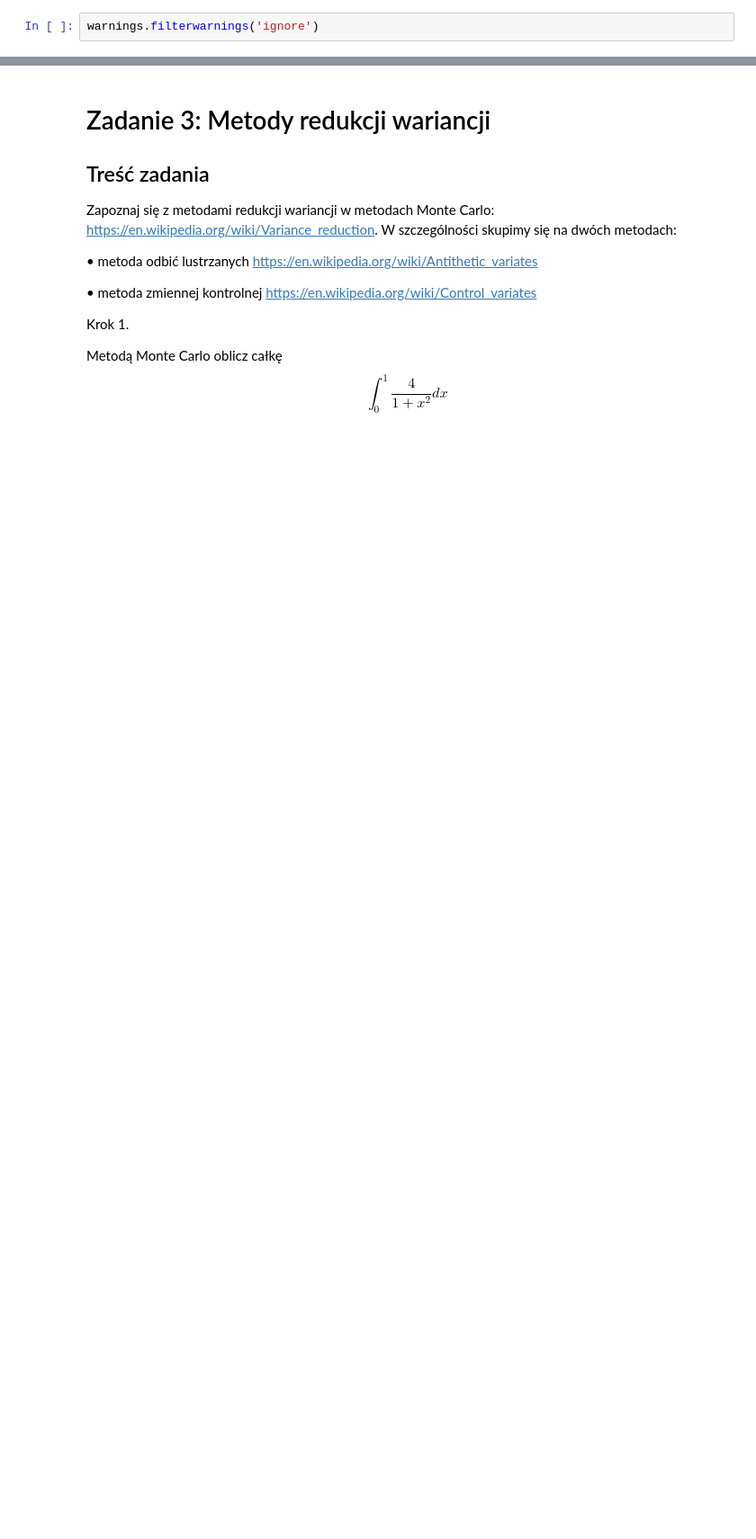
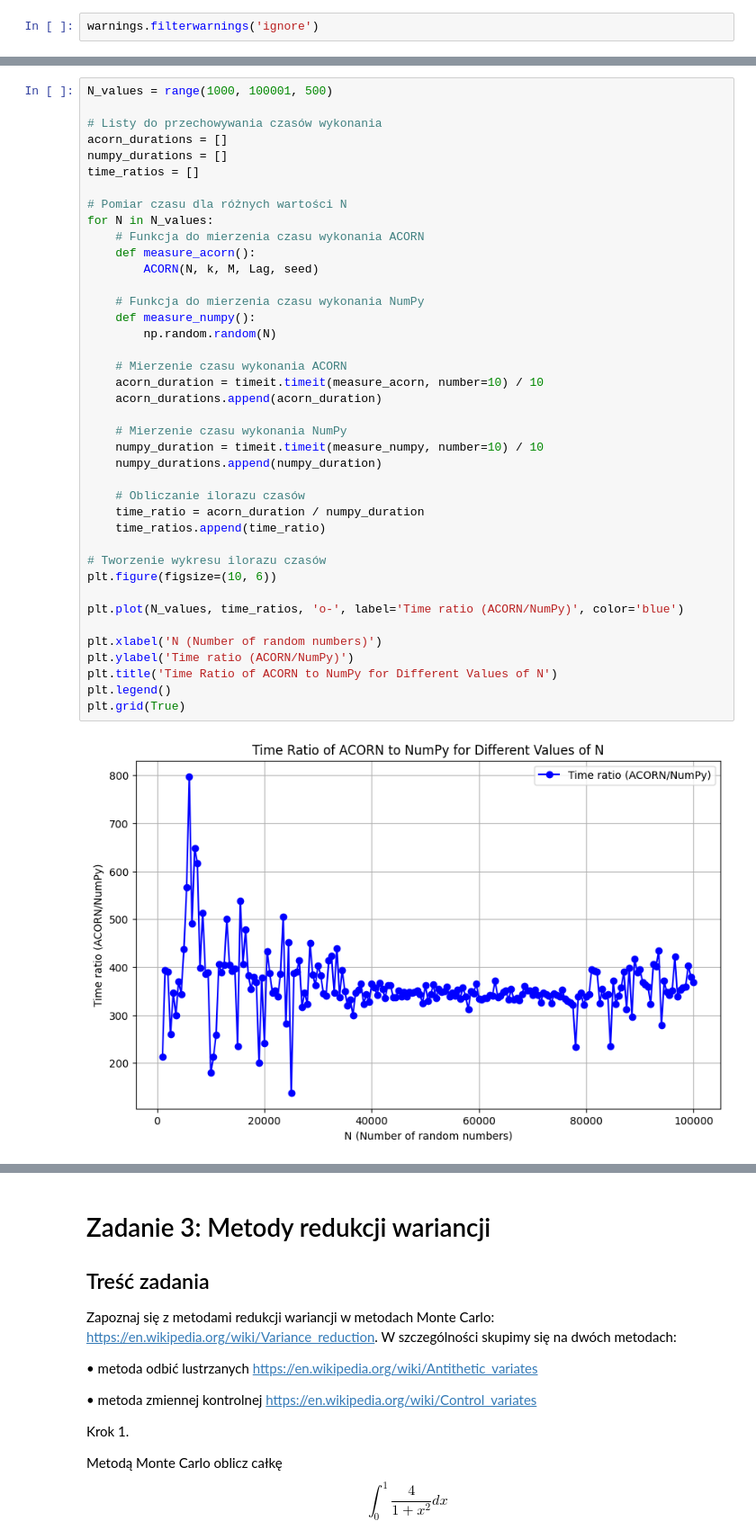
Before and after one commit to piotrczech/report-1-computer-simulations, a Jupyter notebook: main.ipynb, the cells around one changed output, grey strips where cells are left out. Shown at 90% size. Saved outputs shown, nothing was run; the diff lists cells and outputs as text; blank space fills up the shorter version.

```diff
--- a/main.ipynb
+++ b/main.ipynb
@@ -588,0 +239,42 @@ Schodki: 128, Liczba wywołań funkcji wykładniczej: 14771
+# %%
+N_values = range(1000, 100001, 500)
+
+# Listy do przechowywania czasów wykonania
+acorn_durations = []
+numpy_durations = []
+time_ratios = []
+
+# Pomiar czasu dla różnych wartości N
+for N in N_values:
+    # Funkcja do mierzenia czasu wykonania ACORN
+    def measure_acorn():
+        ACORN(N, k, M, Lag, seed)
+
+    # Funkcja do mierzenia czasu wykonania NumPy
+    def measure_numpy():
+        np.random.random(N)
+
+    # Mierzenie czasu wykonania ACORN
+    acorn_duration = timeit.timeit(measure_acorn, number=10) / 10
+    acorn_durations.append(acorn_duration)
+
+    # Mierzenie czasu wykonania NumPy
+    numpy_duration = timeit.timeit(measure_numpy, number=10) / 10
+    numpy_durations.append(numpy_duration)
+
+    # Obliczanie ilorazu czasów
+    time_ratio = acorn_duration / numpy_duration
+    time_ratios.append(time_ratio)
+
+# Tworzenie wykresu ilorazu czasów
+plt.figure(figsize=(10, 6))
+
+plt.plot(N_values, time_ratios, 'o-', label='Time ratio (ACORN/NumPy)', color='blue')
+
+plt.xlabel('N (Number of random numbers)')
+plt.ylabel('Time ratio (ACORN/NumPy)')
+plt.title('Time Ratio of ACORN to NumPy for Different Values of N')
+plt.legend()
+plt.grid(True)
+# %% [output]
+[figure, added]
```
Also changed, not shown: parts of 96 cells of this notebook.
